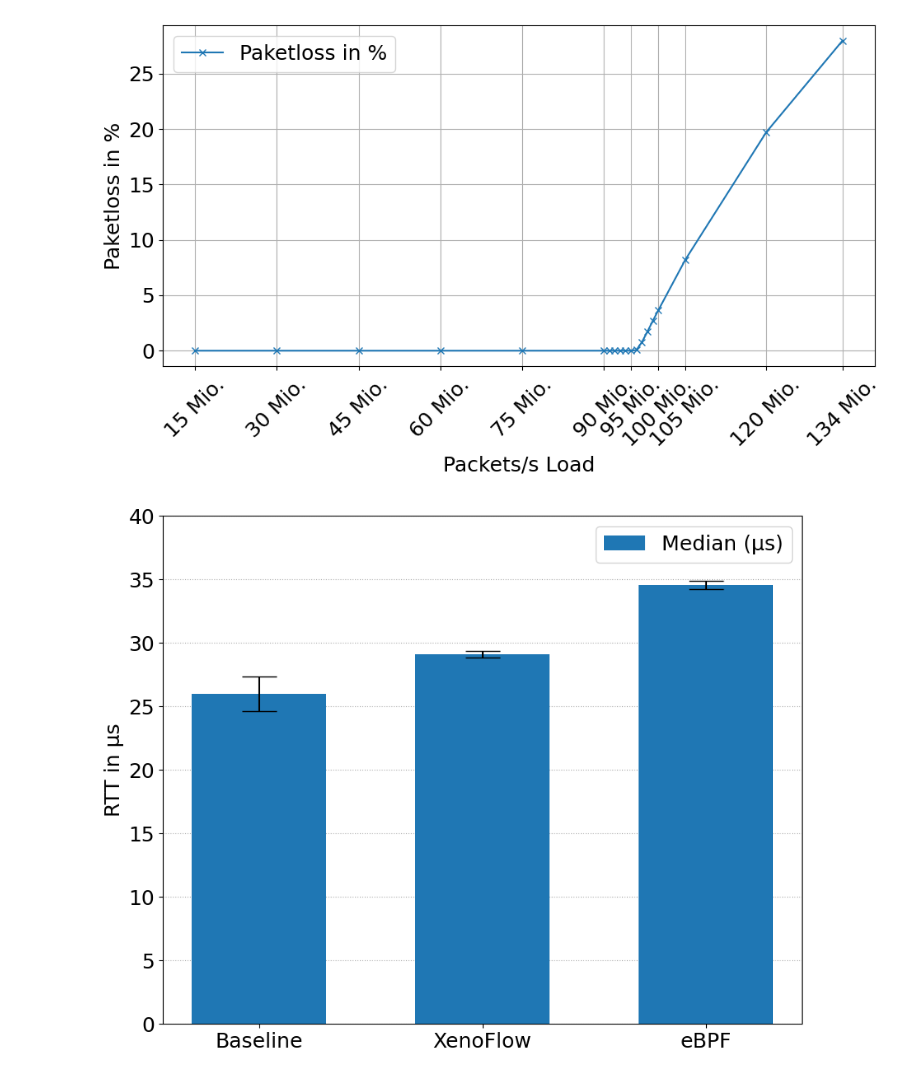
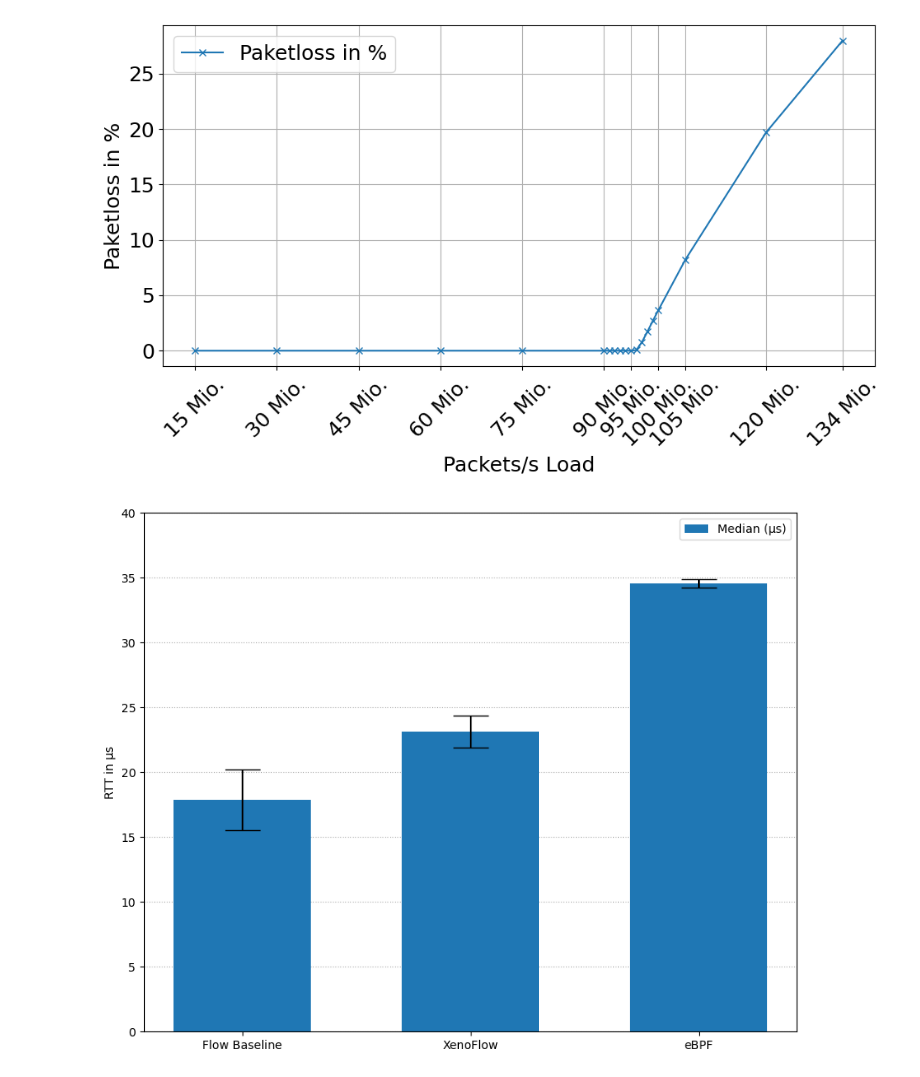
Before and after one commit to gespel/Bachelorarbeit, a Jupyter notebook: notebooks/paper.ipynb, the cells around one changed output. Saved outputs shown, nothing was run; the diff lists cells and outputs as text; code cells hidden in the pictures.

```diff
--- a/notebooks/paper.ipynb
+++ b/notebooks/paper.ipynb
@@ -253,44 +253,37 @@ data = [("xenoflow_lb", 29.136870), ("ebpf_lb", 34.698115), ("bind", 111.172597)
 import matplotlib.pyplot as plt
 import numpy as np
 
-labels = ["Baseline", "XenoFlow", "eBPF"]
+labels = ["Flow Baseline", "XenoFlow", "eBPF"]
 x = np.arange(len(labels))
 
-averages = [
-    25.825736,
-    np.mean([29.520194, 29.527040, 29.136870]),  # xenoflow_lb
-    np.mean([34.835604, 35.025279, 34.698115]),  # ebpf_lb
-#    111.172597,  # bind
-#    211.496353   # nginx_dns
-]
 
 medians = [
-    25.987625,
-    np.mean([29.087067, 29.087067, 29.087067]),  # xenoflow_lb
+    17.881393,
+    23.126602,  # xenoflow_lb
     np.mean([34.093857, 34.809113, 34.809113]),  # ebpf_lb
 #    102.519989,  # bind
 #    136.971474   # nginx_dns
 ]
 
 stddevs = [
-    1.354865,
-    np.std([1.296268, 1.733186, 1.243285], ddof=1),  # xenoflow_lb
+    2.346110,
+    1.237413,  # xenoflow_lb
     np.std([1.273546, 1.807213, 1.276924], ddof=1),  # ebpf_lb
 #    35.756321,
 #    119.529759
 ]
 
 fig, ax = plt.subplots(figsize=(10, 8))
 ax.set_axisbelow(True)
 ax.grid(True, axis='y', linestyle=':')
 
 ax.bar(x, medians, width=0.6, yerr=stddevs, capsize=15, label='Median (µs)')
 ax.set_xticks(x, labels)
 ax.set_ylim(0, 40)
 ax.set_ylabel('RTT in µs')
 #plt.title('Baseline Latency - XenoFlow vs EBPF')
 ax.legend()
 plt.savefig("rtt.pdf")
 plt.show()
 # %% [output]
-[figure, old version]
+[figure, new version]
```
Also changed, not shown: 1 other file.
